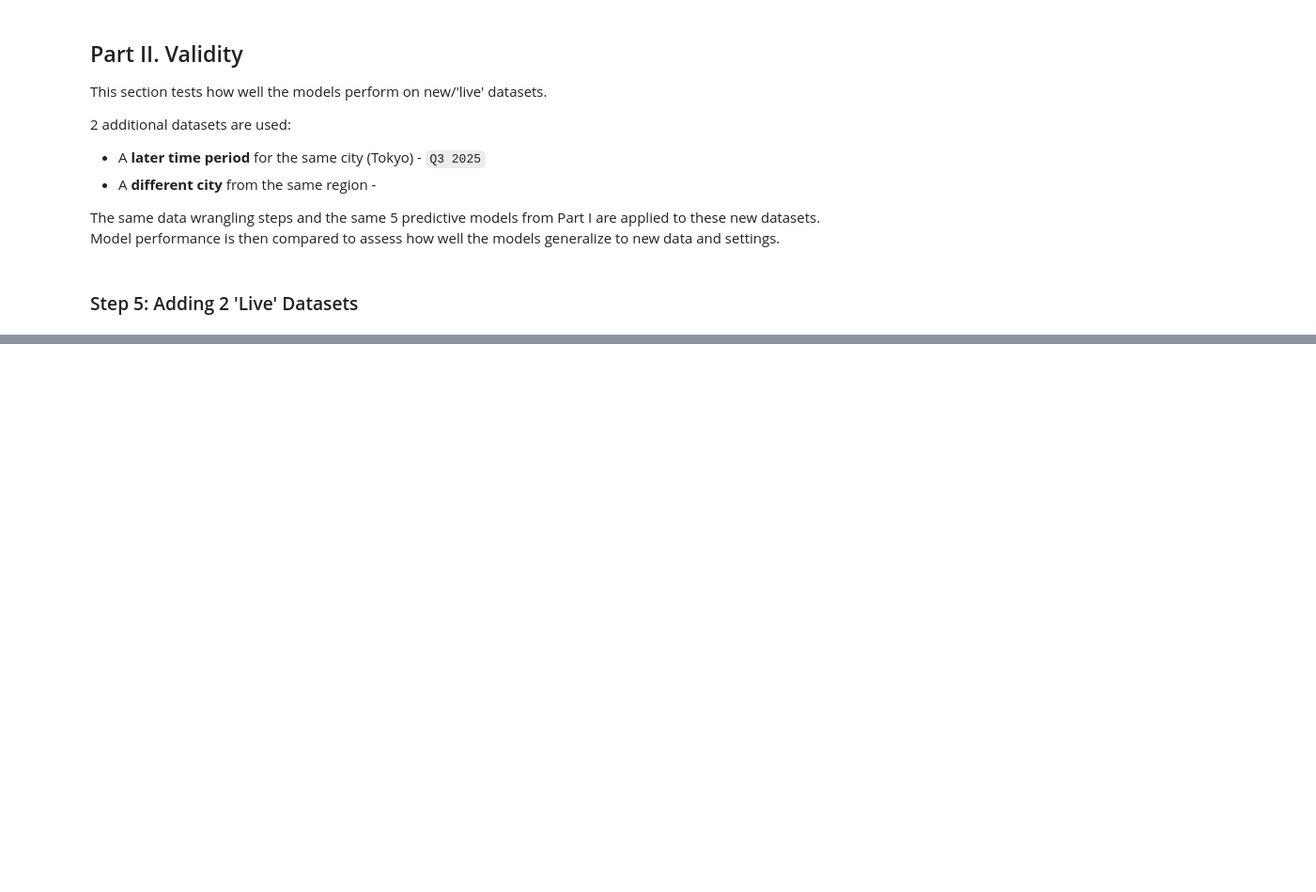
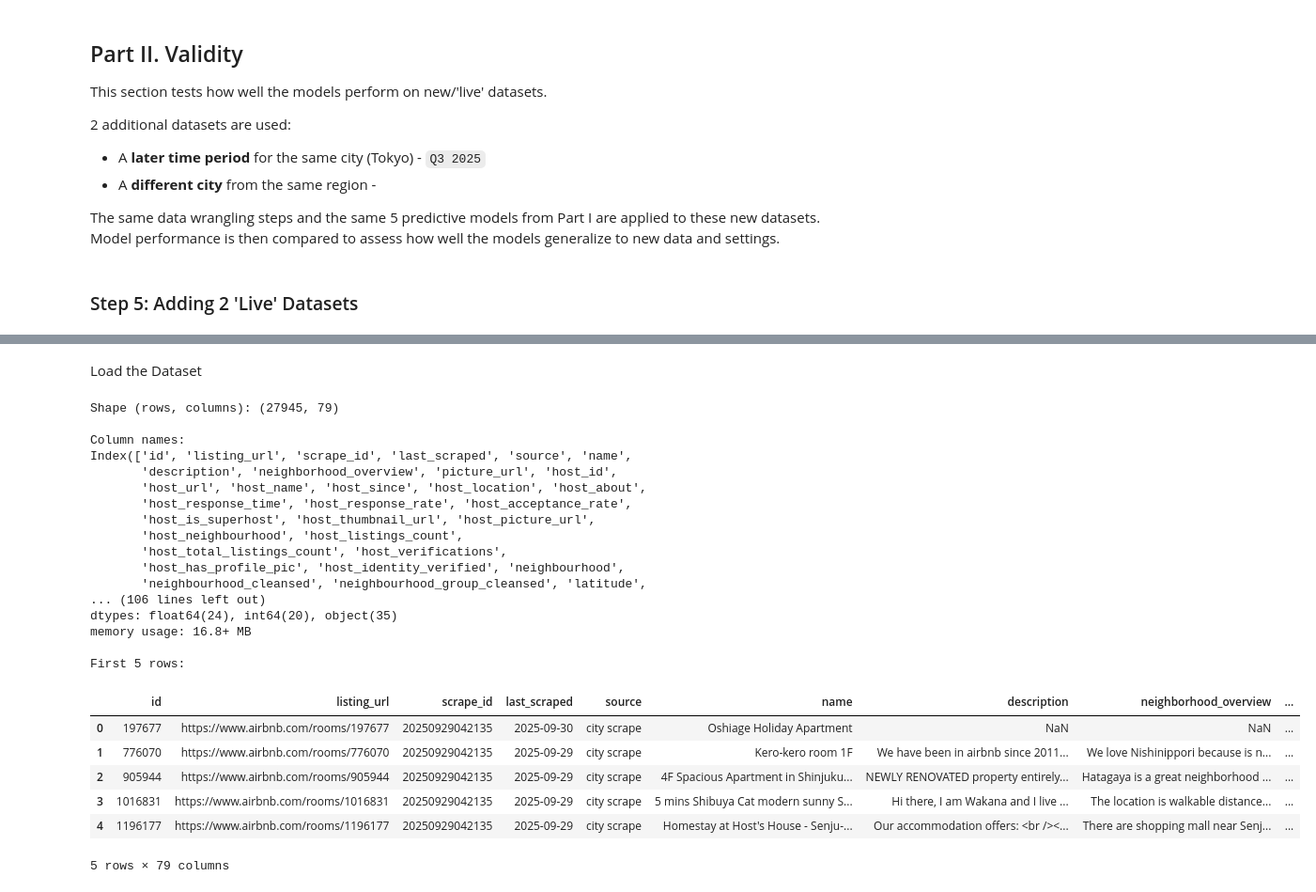
Before and after one commit to zarizachow/Data-Analysis-3, a Jupyter notebook: Assignment-1/chowdhury_zariza_assignment_1_code.ipynb, the cells around one changed output, grey strips where cells are left out. Shown at 94% size. Drawn from its saved outputs; the diff is of its cells as text; code cells hidden in the pictures; blank space fills up the shorter version.

Commit message:
Finished end-to-end pipeline, Cleaned datasets, draft README.MD

```diff
--- a/Assignment-1/chowdhury_zariza_assignment_1_code.ipynb
+++ b/Assignment-1/chowdhury_zariza_assignment_1_code.ipynb
@@ -875,0 +892,43 @@ Model performance is then compared to assess how well the models generalize to n
+# %% [markdown]
+Load the Dataset
+# %%
+# Load dataset
+url_tokyo_q3_2025 = "https://raw.githubusercontent.com/zarizachow/Data-Analysis-3/refs/heads/main/Assignment-1/Data/Raw/Tokyo_listings/Tokyo_2025_29_Sep/listings.csv"
+df_tokyo_q3_2025 = pd.read_csv(url_tokyo_q3_2025)
+
+# Basic inspection
+print("Shape (rows, columns):", df_tokyo_q3_2025.shape)
+
+print("\nColumn names:")
+print(df_tokyo_q3_2025.columns)
+
+print("\nData types and missing values:")
+df_tokyo_q3_2025.info()
+
+print("\nFirst 5 rows:")
+df_tokyo_q3_2025.head()
+# %% [output]
+Shape (rows, columns): (27945, 79)
+
+Column names:
+Index(['id', 'listing_url', 'scrape_id', 'last_scraped', 'source', 'name',
+       'description', 'neighborhood_overview', 'picture_url', 'host_id',
+       'host_url', 'host_name', 'host_since', 'host_location', 'host_about',
+       'host_response_time', 'host_response_rate', 'host_acceptance_rate',
+       'host_is_superhost', 'host_thumbnail_url', 'host_picture_url',
+       'host_neighbourhood', 'host_listings_count',
+       'host_total_listings_count', 'host_verifications',
+       'host_has_profile_pic', 'host_identity_verified', 'neighbourhood',
+       'neighbourhood_cleansed', 'neighbourhood_group_cleansed', 'latitude',
+... (106 lines left out)
+dtypes: float64(24), int64(20), object(35)
+memory usage: 16.8+ MB
+
+First 5 rows:
+|  | id | listing_url | scrape_id | last_scraped | source | name | description | neighborhood_overview | ... |
+| 0 | 197677 | https://www.airbnb.com/rooms/197677 | 20250929042135 | 2025-09-30 | city scrape | Oshiage Holiday Apartment | NaN | NaN | ... |
+| 1 | 776070 | https://www.airbnb.com/rooms/776070 | 20250929042135 | 2025-09-29 | city scrape | Kero-kero room 1F | We have been in airbnb since 2011... | We love Nishinippori because is n... | ... |
+| 2 | 905944 | https://www.airbnb.com/rooms/905944 | 20250929042135 | 2025-09-29 | city scrape | 4F Spacious Apartment in Shinjuku... | NEWLY RENOVATED property entirely... | Hatagaya is a great neighborhood ... | ... |
+| 3 | 1016831 | https://www.airbnb.com/rooms/1016831 | 20250929042135 | 2025-09-29 | city scrape | 5 mins Shibuya Cat modern sunny S... | Hi there, I am Wakana and I live ... | The location is walkable distance... | ... |
+| 4 | 1196177 | https://www.airbnb.com/rooms/1196177 | 20250929042135 | 2025-09-29 | city scrape | Homestay at Host's House - Senju-... | Our accommodation offers: <br /><... | There are shopping mall near Senj... | ... |
+5 rows × 79 columns
```
Also changed, not shown: parts of 66 cells of this notebook, 5 other files.
